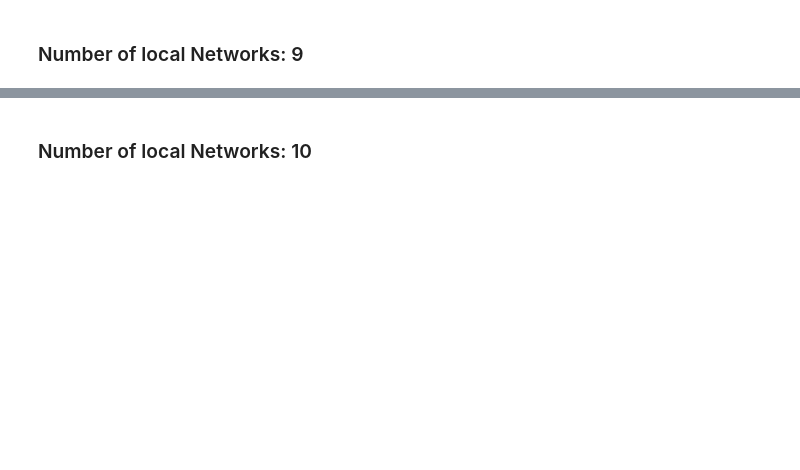
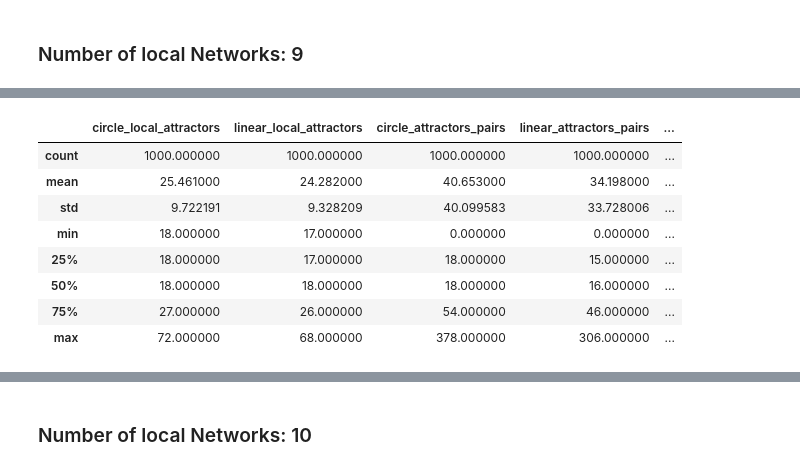
Before and after one commit to crptcusco/cbnetwork, a Jupyter notebook: experiments/structural/3_linear_circle/exp5_aleatory_linear_circle.ipynb, the cells around one changed output, grey strips where cells are left out. Cells and saved outputs as stored; diff of their text form; code cells hidden in the pictures; blank space fills up the shorter version.

```diff
--- a/experiments/structural/3_linear_circle/exp5_aleatory_linear_circle.ipynb
+++ b/experiments/structural/3_linear_circle/exp5_aleatory_linear_circle.ipynb
@@ -331,0 +409,27 @@ for key in df_local_networks_9.keys()[-6:-3]:
+# %%
+# Filtrar el DataFrame para v_topology=3 y v_topology=4
+df_topology_4 = df_local_networks_9[df_local_networks_9['v_topology'] == 4].set_index(['n_local_networks', 'i_sample'])
+df_topology_3 = df_local_networks_9[df_local_networks_9['v_topology'] == 3].set_index(['n_local_networks', 'i_sample'])
+
+# Realizar la resta y crear una nueva columna
+df_resume = pd.DataFrame({
+    'i_index': df_topology_3.index,
+    'circle_local_attractors' : df_topology_3['n_local_attractors'],
+    'linear_local_attractors' : df_topology_4['n_local_attractors'],
+    'circle_attractors_pairs' : df_topology_3['n_pair_attractors'],
+    'linear_attractors_pairs' : df_topology_4['n_pair_attractors'],
+    'circle_attractors_fields' : df_topology_3['n_attractor_fields'],
+    'linear_attractors_fields' : df_topology_4['n_attractor_fields']
+    })
+df_resume = df_resume.replace([np.inf, -np.inf], np.nan).dropna()
+df_resume.describe()
+# %% [output]
+|  | circle_local_attractors | linear_local_attractors | circle_attractors_pairs | linear_attractors_pairs | ... |
+| count | 1000.000000 | 1000.000000 | 1000.000000 | 1000.000000 | ... |
+| mean | 25.461000 | 24.282000 | 40.653000 | 34.198000 | ... |
+| std | 9.722191 | 9.328209 | 40.099583 | 33.728006 | ... |
+| min | 18.000000 | 17.000000 | 0.000000 | 0.000000 | ... |
+| 25% | 18.000000 | 17.000000 | 18.000000 | 15.000000 | ... |
+| 50% | 18.000000 | 18.000000 | 18.000000 | 16.000000 | ... |
+| 75% | 27.000000 | 26.000000 | 54.000000 | 46.000000 | ... |
+| max | 72.000000 | 68.000000 | 378.000000 | 306.000000 | ... |
```
Also changed, not shown: parts of 27 cells of this notebook, 1 other file.
